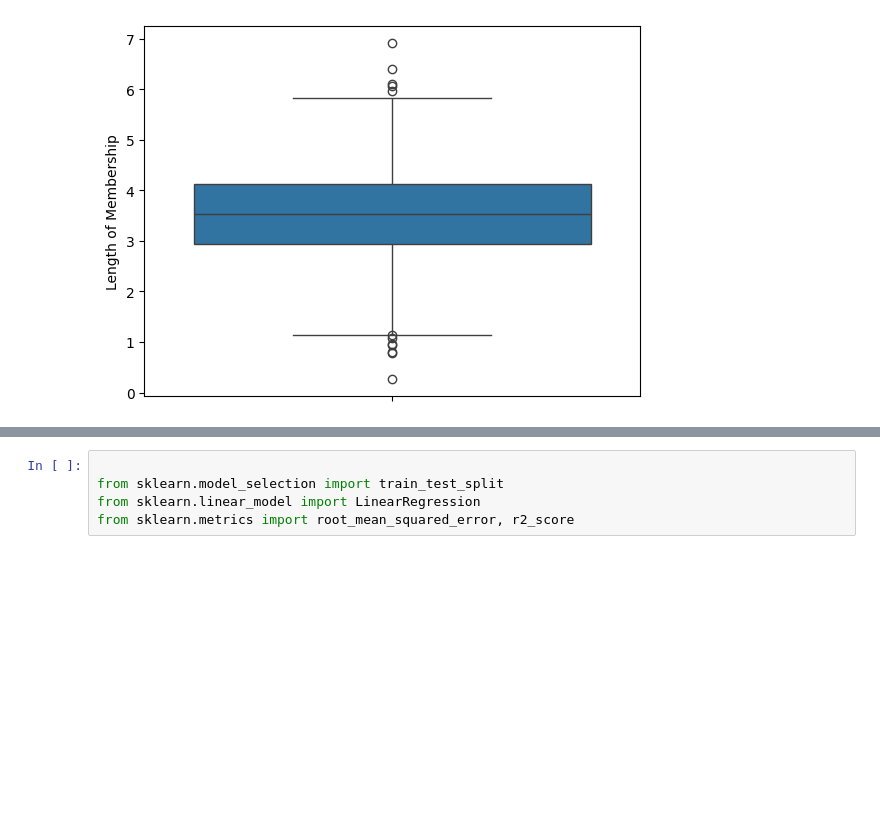
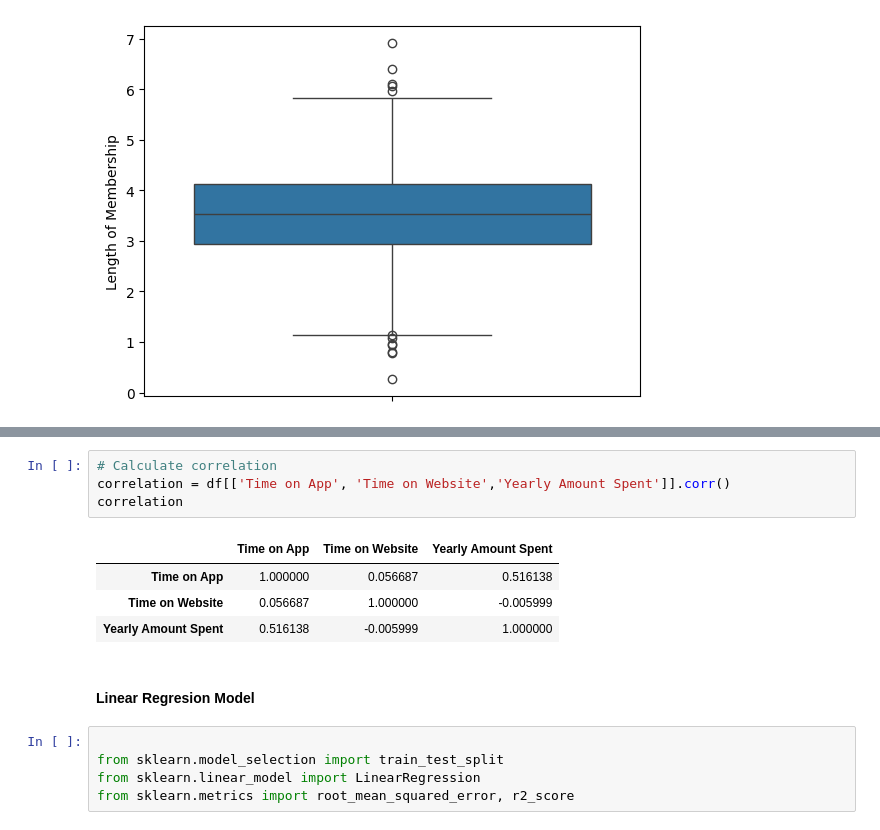
Before and after one commit to abrehamashebir/GO2COD_DS_01, a Jupyter notebook: notebook/ecomerce_eda.ipynb, the cells around one changed output, grey strips where cells are left out. Saved outputs shown, nothing was run; the diff lists cells and outputs as text; blank space fills up the shorter version.

```diff
--- a/notebook/ecomerce_eda.ipynb
+++ b/notebook/ecomerce_eda.ipynb
@@ -176,3 +221,14 @@ sns.boxplot(df['Length of Membership'])
+# %%
+# Calculate correlation
+correlation = df[['Time on App', 'Time on Website','Yearly Amount Spent']].corr()
+correlation
+# %% [output]
+|  | Time on App | Time on Website | Yearly Amount Spent |
+| Time on App | 1.000000 | 0.056687 | 0.516138 |
+| Time on Website | 0.056687 | 1.000000 | -0.005999 |
+| Yearly Amount Spent | 0.516138 | -0.005999 | 1.000000 |
+# %% [markdown]
+#### Linear Regresion Model
 # %%
 
 from sklearn.model_selection import train_test_split
```
Also changed, not shown: parts of 12 cells of this notebook.
